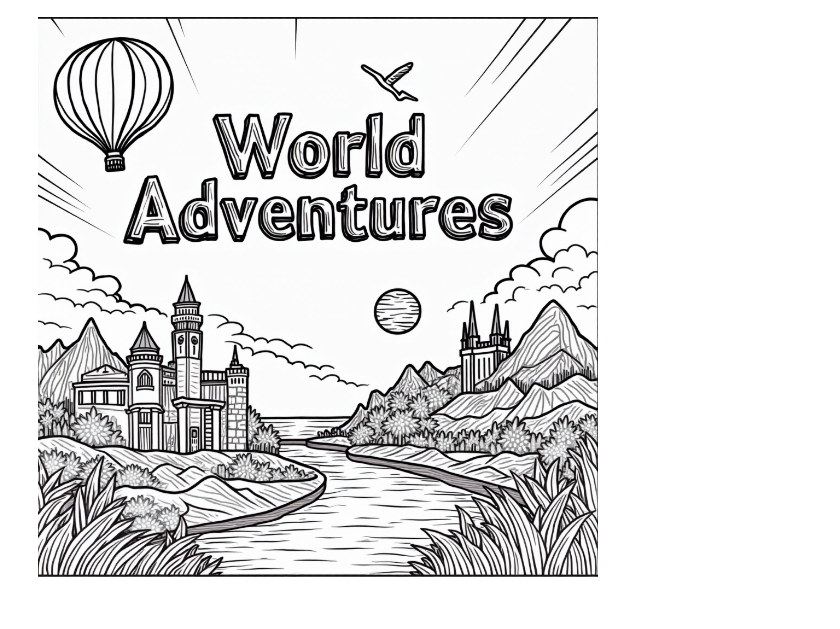
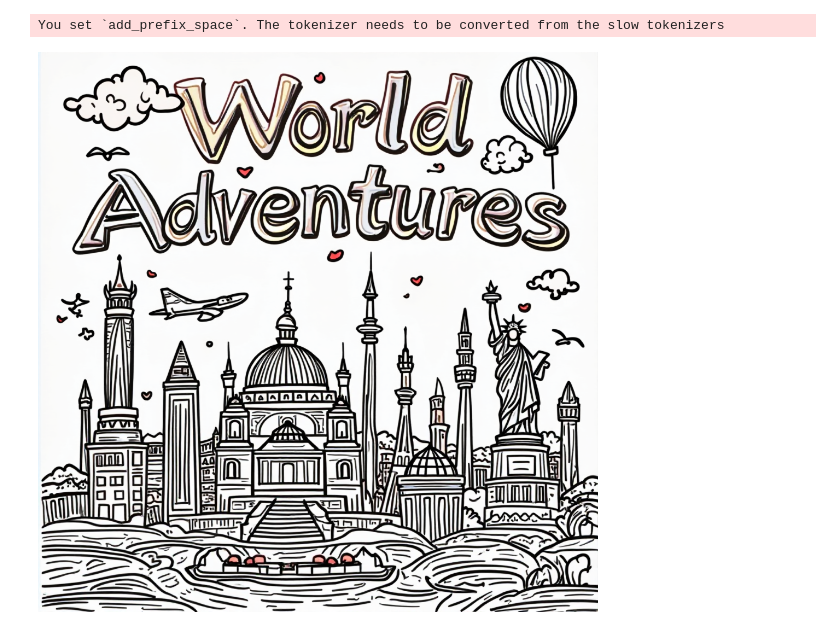
Before and after one commit to fastflair/SynthesisEngineering, a Jupyter notebook: imageSynthesis/Flux_Test.ipynb, the cells around one changed output. Saved outputs shown, nothing was run; the diff lists cells and outputs as text; code cells hidden in the pictures.

```diff
--- a/imageSynthesis/Flux_Test.ipynb
+++ b/imageSynthesis/Flux_Test.ipynb
@@ -41,18 +105,8 @@ pipe.enable_attention_slicing()
+# %%
+pipe = load_flux_pipe()
+# %% [output]
+You set `add_prefix_space`. The tokenizer needs to be converted from the slow tokenizers
 # %%
 prompt = '''A colored in cover page titled "World Adventures" for a coloring book.  The cover page has famous world land marks that are colored in with crayon, with a diagonal black and white strip that is not colored in.  There is a colored in balloon in the corner.'''
-
-image = pipe(
-    prompt,
-    height=1024,
-    width=1024,
-    guidance_scale=3.5,
-    output_type="pil",
-    num_inference_steps=32,
-    max_sequence_length=512,
-    generator=torch.Generator("cpu").manual_seed(-1)
-).images[0]
+# %% [output]
+[figure, added]
-# %%
-#image.show()
-image
-# %% [output]
-[figure, removed]
```
Also changed, not shown: parts of 4 cells of this notebook.
